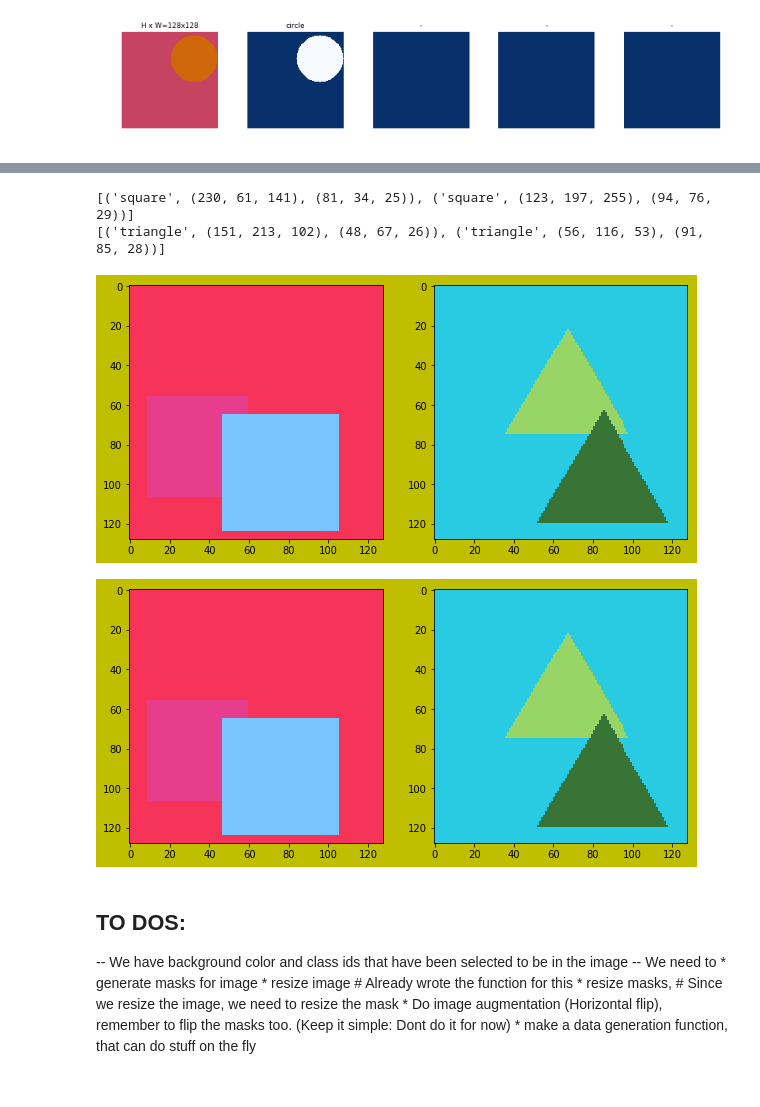
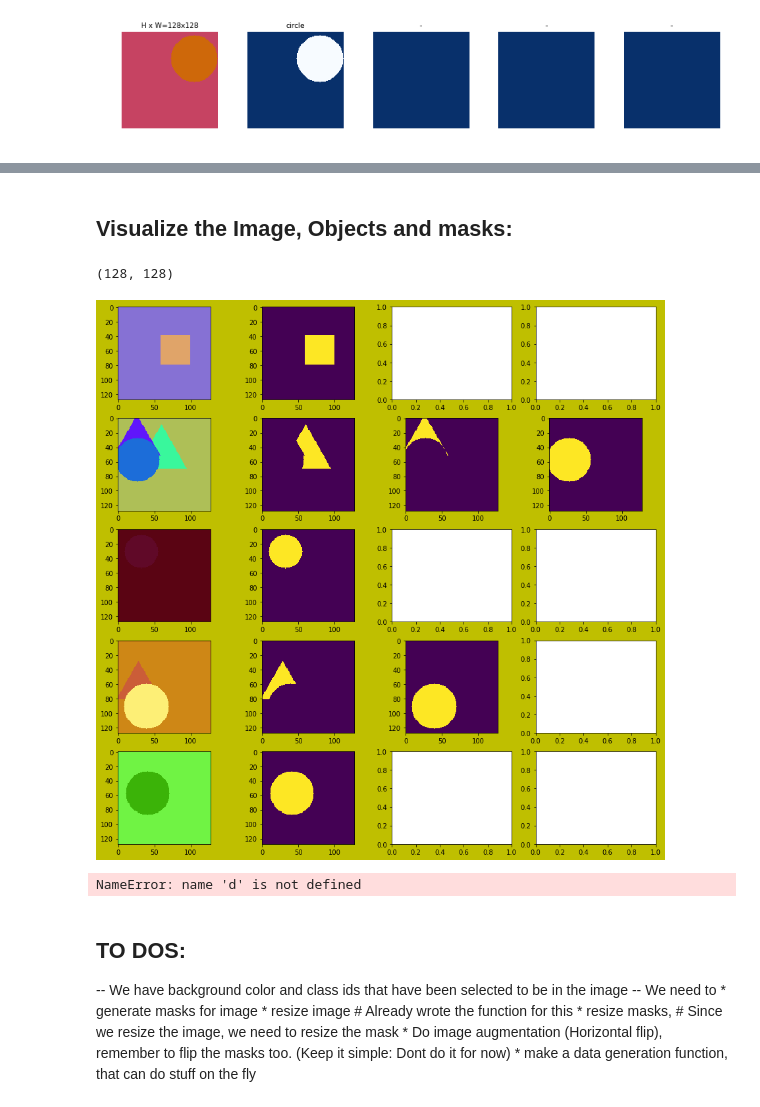
Before and after one commit to Sardhendu/ObjectDetection, a Jupyter notebook: MaskRCNN/Notebooks/train_dummy.ipynb, the cells around one changed output, grey strips where cells are left out. Saved outputs shown, nothing was run; the diff lists cells and outputs as text; code cells hidden in the pictures.

```diff
--- a/MaskRCNN/Notebooks/train_dummy.ipynb
+++ b/MaskRCNN/Notebooks/train_dummy.ipynb
@@ -420,14 +433,41 @@ data.image_meta
+# %% [markdown]
+## Visualize the Image, Objects and masks:
+# %%
+data = Dataset(num_images=5, height=128, width=128, num_classes=4)
+image_ids = data.image_meta.keys()
+
+images = []
+masks = []
+class_ids = []
+for ids in image_ids:
+    images.append(data.get_images(image_id=ids))
+    masks.append(data.get_object_mask(image_id=ids))
+    class_ids.append(data.get_class_labels(image_id=ids))
+# %%
+masks[0][:,:,0].shape
+# %% [output]
+(128, 128)
 # %%
 from MaskRCNN.visualize import Visualize
-obj_viz = Visualize(rows=1, cols=2, figsize=(10,5))
-obj_viz.vizualize_image(data.get_images(image_id=0))
-obj_viz.vizualize_image(data.get_images(image_id=1))
+obj_viz = Visualize(rows=5, cols=4, figsize=(15,15))
+
+for i in range(0,len(images)):
+    obj_viz.vizualize_image(images[i])
+    for j in range(0,3):
+        if j < masks[i].shape[2]:
+            obj_viz.vizualize_image(masks[i][:,:,j])
+        else:
+            obj_viz.num += 1
 obj_viz.show()
 # %% [output]
-[('square', (230, 61, 141), (81, 34, 25)), ('square', (123, 197, 255), (94, 76, 29))]
-[('triangle', (151, 213, 102), (48, 67, 26)), ('triangle', (56, 116, 53), (91, 85, 28))]
-[figure, old version]
+[figure, new version]
-[figure, removed]
+# %%
+
+obj_viz.vizualize_image(d)
+obj_viz.vizualize_image()
+obj_viz.show()
+# %% [output]
+NameError: name 'd' is not defined
 # %% [markdown]
 ## TO DOS:
 
```
Also changed, not shown: parts of 2 cells of this notebook, 2 other files.
